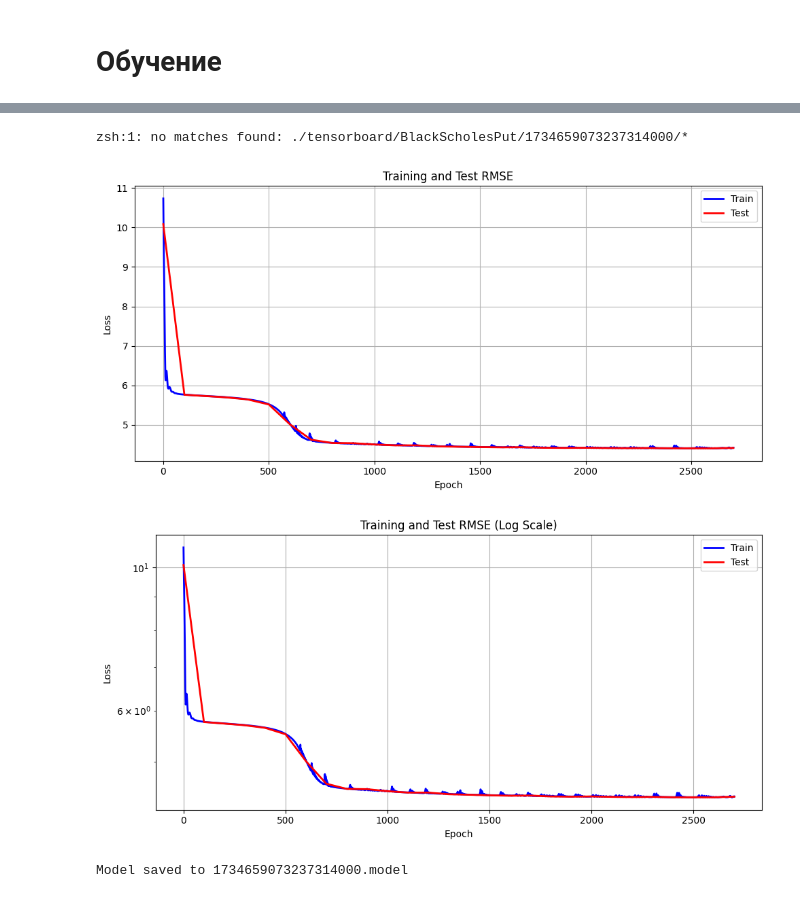
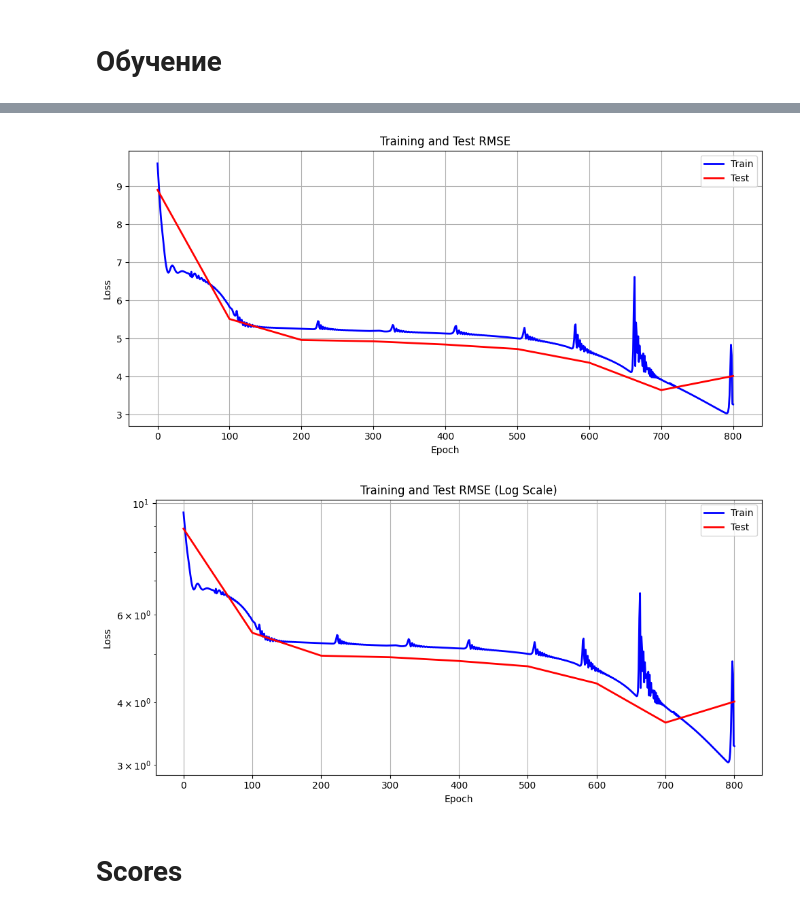
Before and after one commit to v0r0bi0v/PricerMarketDotDerivative, a Jupyter notebook: DotProductApproach.ipynb, the cells around one changed output, grey strips where cells are left out. Cells and saved outputs as stored; diff of their text form; code cells hidden in the pictures.

Commit message:
long train

```diff
--- a/DotProductApproach.ipynb
+++ b/DotProductApproach.ipynb
@@ -83,7 +93,7 @@ def price(
 # %% [markdown]
 # Generating data
 # %%
-CNT = 1_000_000
+CNT = 50_000
 # %%
 init_market = StateHolder(
     np.array([
@@ -259,5 +267,5 @@ mkdir: ./tensorboard/BlackScholesPut/1734659073237314000: File exists
 # %%
-OUTPUT_DIM = 15
+OUTPUT_DIM = 20
 
 is_saved = f"{SESSION}.model" in listdir("saves/models/")
 
@@ -265,17 +273,17 @@ if not is_saved:
     model_market = Embedding(
         input_dim = init_market.get_state().shape[0],
         output_dim = OUTPUT_DIM,
-        cnt_hidden_layers = 5,
-        hidden_layer_sizes = [20, 30, 40, 30, 20],
-        normalize_output = True
+        cnt_hidden_layers = 6,
+        hidden_layer_sizes = [6, 12, 24, 48, 96, 48],
+        normalize_output = False
     )
 
     model_derivative = Embedding(
         input_dim = init_derivative.get_state().shape[0],
         output_dim = OUTPUT_DIM,
-        cnt_hidden_layers = 5,
-        hidden_layer_sizes = [20] * 5,
-        normalize_output = False
+        cnt_hidden_layers = 6,
+        hidden_layer_sizes = [4, 8, 16, 32, 64, 32],
+        normalize_output = True
     )
 
     optimizer = optim.Adam(
@@ -288,15 +296,15 @@ else:
     model_market = Embedding(
         input_dim = init_market.get_state().shape[0],
         output_dim = OUTPUT_DIM,
-        cnt_hidden_layers = 5,
-        hidden_layer_sizes = [20] * 5,
-        normalize_output = True
+        cnt_hidden_layers = 6,
+        hidden_layer_sizes = [6, 12, 24, 48, 96, 48],
+        normalize_output = False
     )
     model_derivative = Embedding(
         input_dim = init_derivative.get_state().shape[0],
         output_dim = OUTPUT_DIM,
-        cnt_hidden_layers = 5,
-        hidden_layer_sizes = [20] * 5,
+        cnt_hidden_layers = 6,
+        hidden_layer_sizes = [4, 8, 16, 32, 64, 32],
         normalize_output = False
     )
     optimizer = optim.Adam(
@@ -304,23 +312,28 @@ else:
         lr=0.001
     )
     model_market, model_derivative, optimizer, epoch, loss_train, loss_test = load_model(model_market, model_derivative, optimizer, f"models/{SESSION}.model")
-# %% [output]
-zsh:1: no matches found: ./tensorboard/BlackScholesPut/1734659073237314000/*
 # %%
+!/bin/mkdir saves/models/"{SESSION}"_snapshots/
 if not is_saved:
     losses_train = []  # для хранения потерь на обучении
     losses_test = []
     writer = SummaryWriter(log_dir=tensorboard_dir)
 
     # Начальные параметры
-    how_often_to_plot = 50  # частота вывода графиков
+    plot_interval = 50  # частота вывода графиков
     test_interval = 100  # интервал для инференса на тесте
+    snapshot_interval = 1000  # как часто сохранять модель
 
-    cnt_epochs = 100_000
+    cnt_epochs = 1_000_000
+
 
     # Цикл обучения
-    for epoch in tqdm(range(cnt_epochs)):
-        # fit
+    init_epoch = 0
+    if len(listdir(f"saves/models/{SESSION}_snapshots/")) != 0:
+        init_epoch = max(list(map(lambda x: int(x.split("."))[0], listdir(f"saves/{SESSION}_snapshots/")))) + 1
+        model_market, model_derivative, optimizer, epoch, loss_train, loss_test = load_model(model_market, model_derivative, optimizer, f"models/{SESSION}_snapshots/{init_epoch - 1}.model")
+
+    for epoch in tqdm(range(init_epoch, cnt_epochs)):
         try:
             model_market.train()
             model_derivative.train()
@@ -352,40 +365,43 @@ if not is_saved:
                 writer.add_scalar("Loss/test", loss_test.item() ** 0.5, epoch)
 
             # plotting
-            if epoch % how_often_to_plot == 0 or epoch == cnt_epochs - 1:
+            if epoch % plot_interval == 0 or epoch == cnt_epochs - 1:
                 clear_output(wait=True)
 
                 # vanilla
                 plt.figure(figsize=(10, 5))
                 plt.plot(losses_train, label="Train", color='blue', linewidth=2)
                 plt.plot(range(0, len(losses_test) * test_interval, test_interval), losses_test, label="Test", color='red', linewidth=2)
                 plt.xlabel("Epoch")
                 plt.ylabel("Loss")
                 plt.title("Training and Test RMSE")
                 plt.grid()
                 plt.legend()
                 plt.tight_layout()
                 plt.show()
 
                 # log
                 plt.figure(figsize=(10, 5))
                 plt.plot(losses_train, label="Train", color='blue', linewidth=2)
                 plt.plot(range(0, len(losses_test) * test_interval, test_interval), losses_test, label="Test", color='red', linewidth=2)
                 plt.yscale('log')
                 plt.xlabel("Epoch")
                 plt.ylabel("Loss")
                 plt.title("Training and Test RMSE (Log Scale)")
                 plt.grid()
                 plt.legend()
                 plt.tight_layout()
                 plt.show()
+
+            if epoch % snapshot_interval == 0:
+                save_model(model_market, model_derivative, optimizer, epoch, loss_train, loss_test, filepath=f"saves/models/{SESSION}_snapshots/{epoch}.model")
+
         except KeyboardInterrupt:
             print("KeyboardInterrupt")
             break
 
     writer.close()
-    save_model(model_market, model_derivative, optimizer, epoch, loss_train, loss_test, filepath=f"saves/{SESSION}.model")
+    save_model(model_market, model_derivative, optimizer, epoch, loss_train, loss_test, filepath=f"saves/models/{SESSION}.model")
 # %% [output]
-[figure, old version]
+[figure, new version]
-[figure, old version]
+[figure, new version]
-Model saved to 1734659073237314000.model
@@ -392,3 +410,5 @@ Model saved to 1734659073237314000.model
+# %% [markdown]
+# Scores
 # %%
 from sklearn.metrics import mean_absolute_error as mae, root_mean_squared_error as rmse, r2_score as r2
 
```
Also changed, not shown: parts of 8 cells of this notebook, 7 other files.
